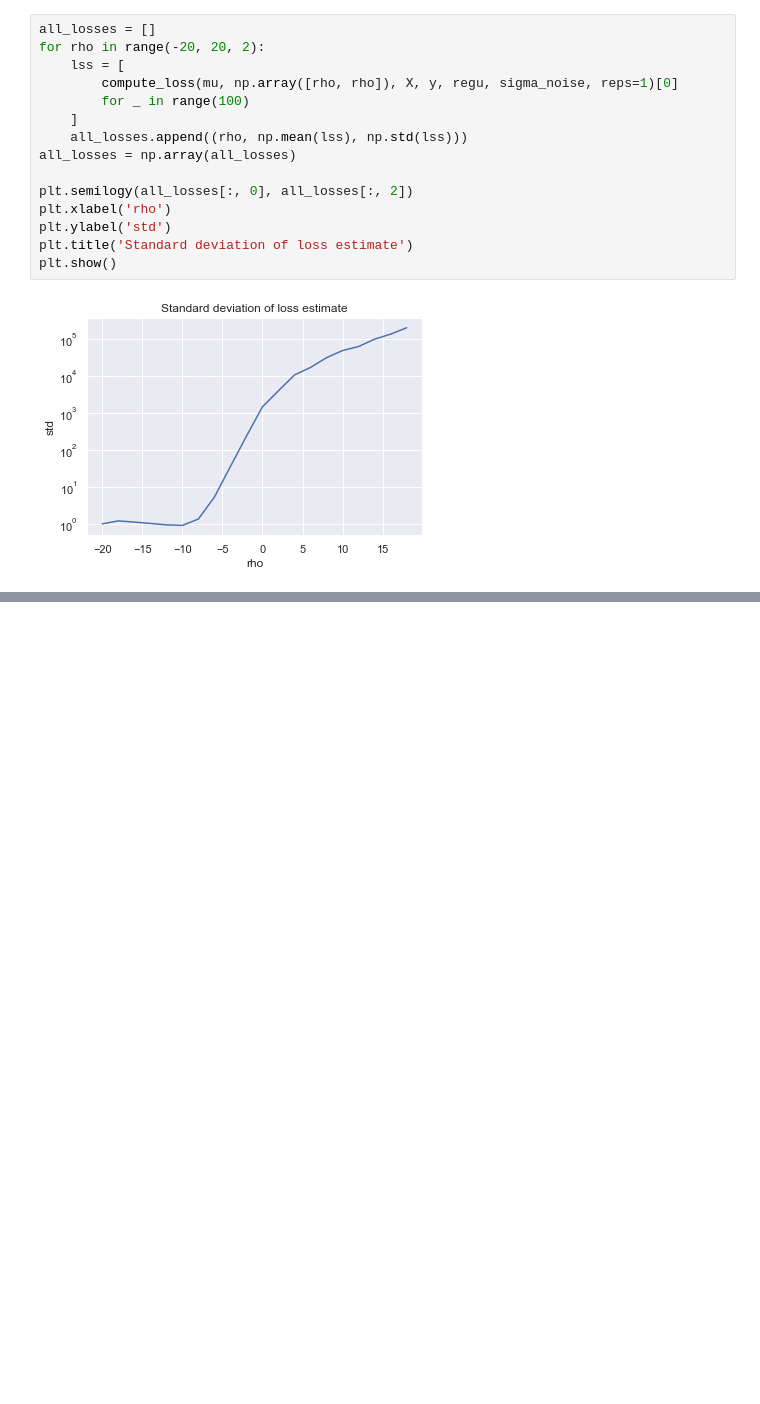
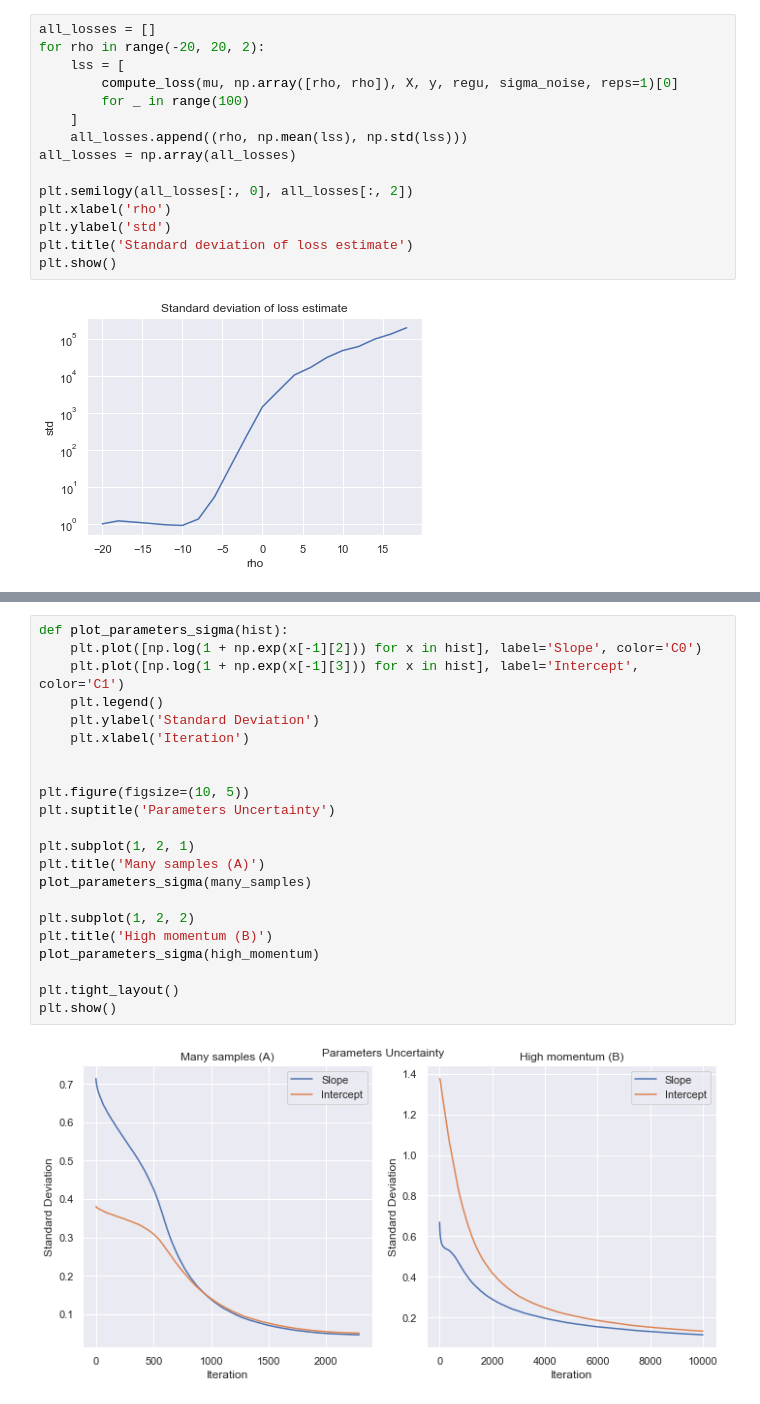
Before and after one commit to e-dorigatti/gaussian_processes, a Jupyter notebook: bayes_by_backprop.ipynb, the cells around one changed output, grey strips where cells are left out. Cells and saved outputs as stored; diff of their text form; blank space fills up the shorter version.

```diff
--- a/bayes_by_backprop.ipynb
+++ b/bayes_by_backprop.ipynb
@@ -376,0 +410,24 @@ plt.show()
+# %%
+def plot_parameters_sigma(hist):
+    plt.plot([np.log(1 + np.exp(x[-1][2])) for x in hist], label='Slope', color='C0')
+    plt.plot([np.log(1 + np.exp(x[-1][3])) for x in hist], label='Intercept', color='C1')
+    plt.legend()
+    plt.ylabel('Standard Deviation')
+    plt.xlabel('Iteration')
+
+
+plt.figure(figsize=(10, 5))
+plt.suptitle('Parameters Uncertainty')
+
+plt.subplot(1, 2, 1)
+plt.title('Many samples (A)')
+plot_parameters_sigma(many_samples)
+
+plt.subplot(1, 2, 2)
+plt.title('High momentum (B)')
+plot_parameters_sigma(high_momentum)
+
+plt.tight_layout()
+plt.show()
+# %% [output]
+[figure, added]
```
Also changed, not shown: parts of 24 cells of this notebook.
